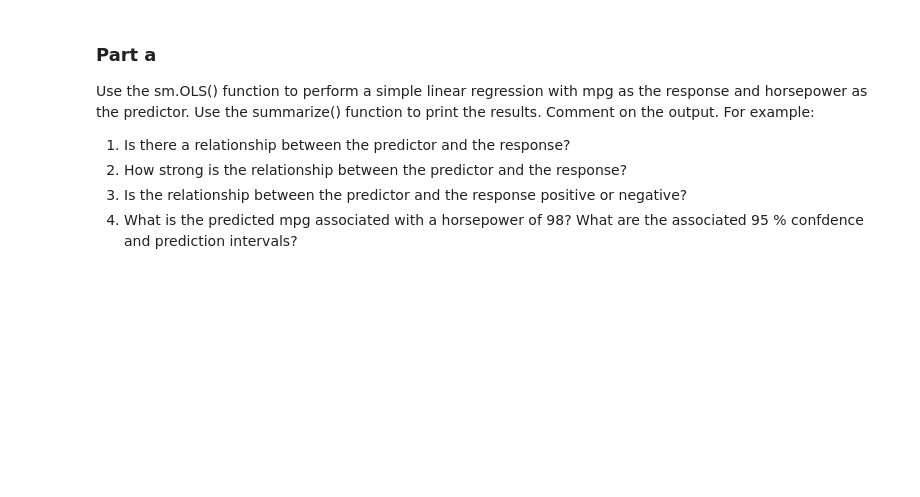
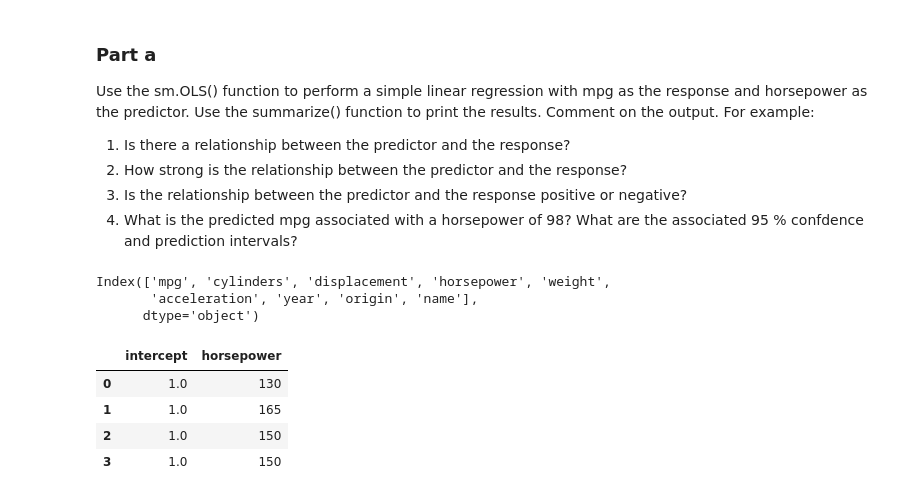
Before and after one commit to kmerkl22/k-s-ISL, a Jupyter notebook: Notebooks/Ch03-ISLExercises.ipynb, the cells around one changed output. Saved outputs shown, nothing was run; the diff lists cells and outputs as text; code cells hidden in the pictures; blank space fills up the shorter version.

```diff
--- a/Notebooks/Ch03-ISLExercises.ipynb
+++ b/Notebooks/Ch03-ISLExercises.ipynb
@@ -38,3 +38,20 @@ positive or negative?
 4.   What is the predicted mpg associated with a horsepower of
 98? What are the associated 95 % confdence and prediction
 intervals?
+# %%
+Auto = load_data("Auto")
+Auto.columns
+# %% [output]
+Index(['mpg', 'cylinders', 'displacement', 'horsepower', 'weight',
+       'acceleration', 'year', 'origin', 'name'],
+      dtype='object')
+# %%
+X = pd.DataFrame({'intercept': np.ones(Auto.shape[0]),
+                  'horsepower': Auto['horsepower']})
+X[:4]
+# %% [output]
+|  | intercept | horsepower |
+| 0 | 1.0 | 130 |
+| 1 | 1.0 | 165 |
+| 2 | 1.0 | 150 |
+| 3 | 1.0 | 150 |
```
Also changed, not shown: parts of 13 cells of this notebook.
